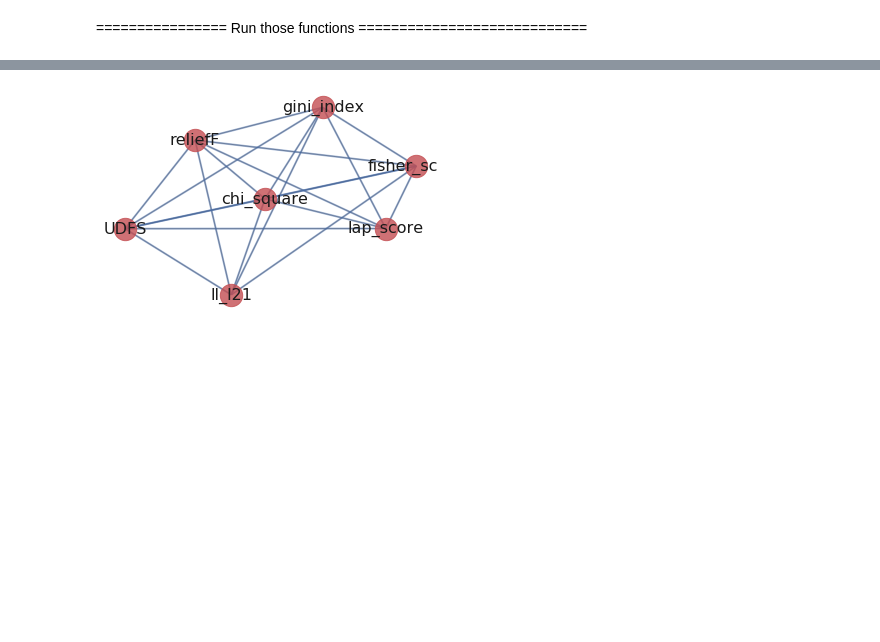
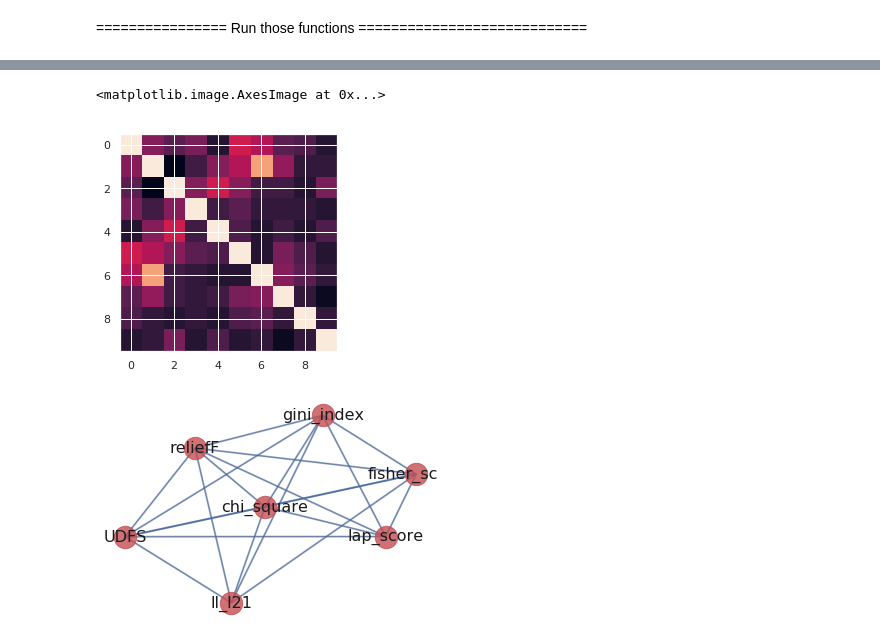
Before and after one commit to Raouaaa/Master_project, a Jupyter notebook: FS.ipynb, the cells around one changed output, grey strips where cells are left out. Drawn from its saved outputs; the diff is of its cells as text; code cells hidden in the pictures; blank space fills up the shorter version.

```diff
--- a/FS.ipynb
+++ b/FS.ipynb
@@ -440,3 +632,8 @@ sns.heatmap(final_sim_kf5,annot=True)
+# %%
+plt.imshow(sk_kf5[10])
+# %% [output]
+<matplotlib.image.AxesImage at 0x...>
+[figure, added]
 # %%
 import matplotlib.pyplot as plt
 
```
Also changed, not shown: parts of 29 cells of this notebook, 1 other file.
